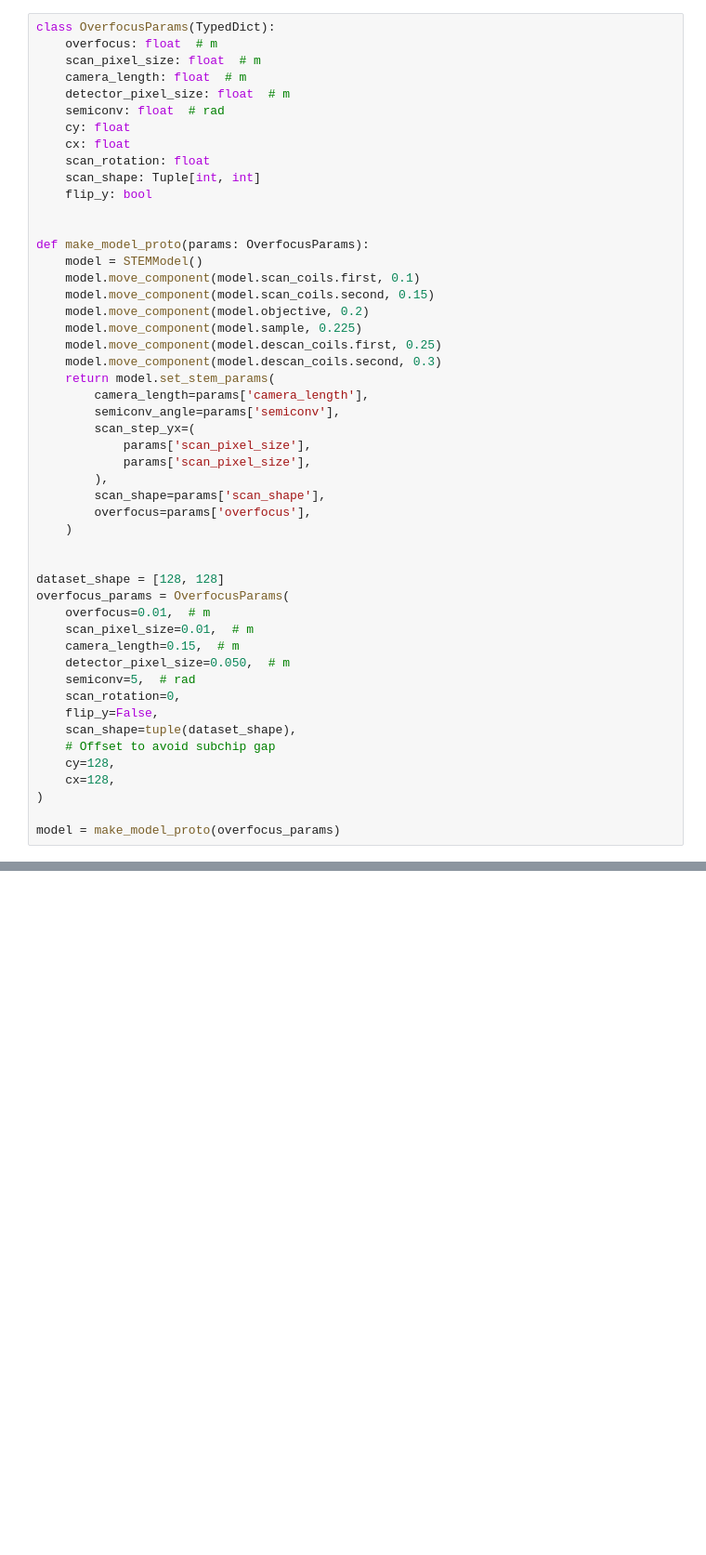
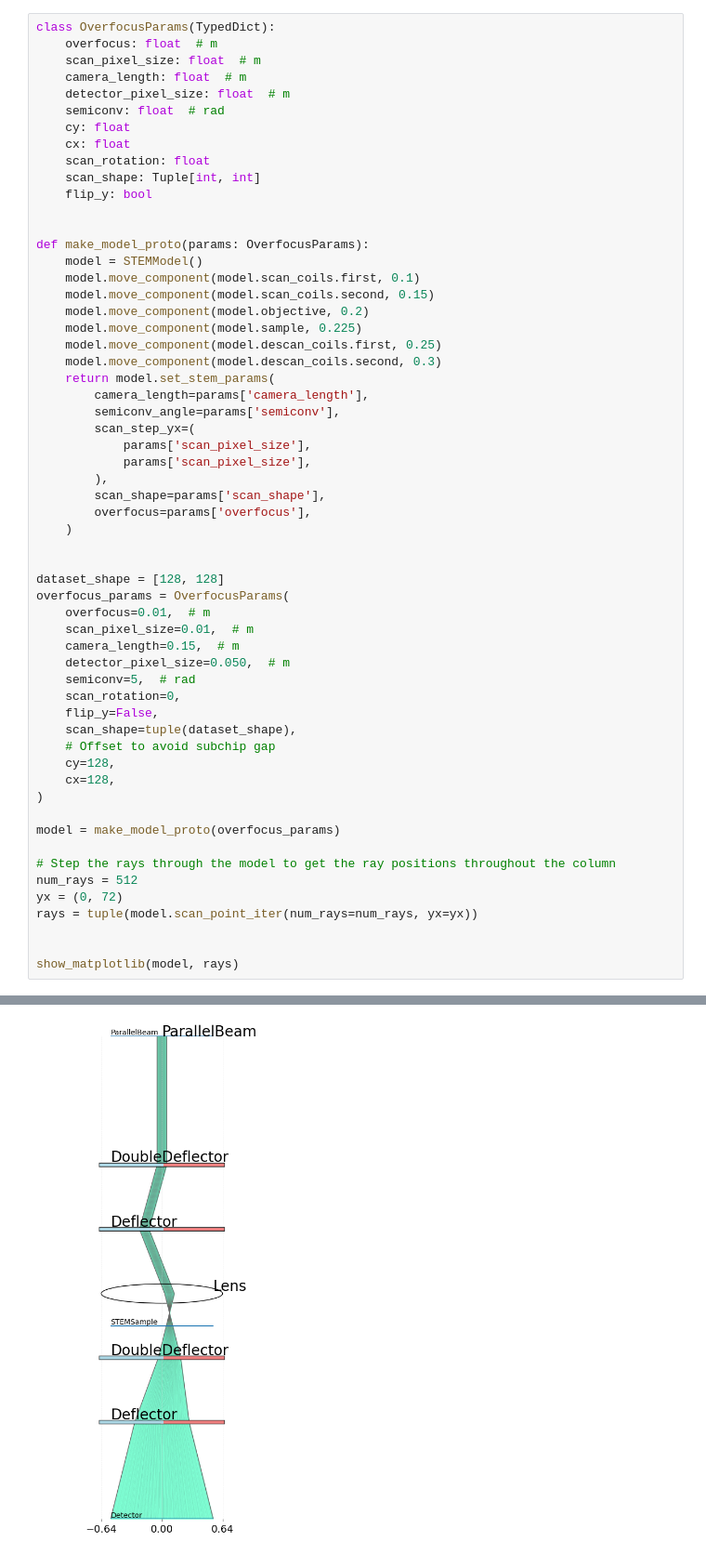
Before and after one commit to TemGym/TemGym, a Jupyter notebook: examples/matplotlib_examples/proto_matplotlib.ipynb, the cells around one changed output, grey strips where cells are left out. Shown at 93% size. Drawn from its saved outputs; the diff is of its cells as text; blank space fills up the shorter version.

Commit message:
Implementation of plotting for STEMModel working.

```diff
--- a/examples/matplotlib_examples/proto_matplotlib.ipynb
+++ b/examples/matplotlib_examples/proto_matplotlib.ipynb
@@ -271,3 +338,12 @@ overfocus_params = OverfocusParams(
 )
 
 model = make_model_proto(overfocus_params)
+
+# Step the rays through the model to get the ray positions throughout the column
+num_rays = 512
+yx = (0, 72)
+rays = tuple(model.scan_point_iter(num_rays=num_rays, yx=yx))
+
+
+show_matplotlib(model, rays)
+# %% [output]
@@ -273,0 +351 @@ model = make_model_proto(overfocus_params)
+[figure, added]
```
Also changed, not shown: parts of 4 cells of this notebook.
